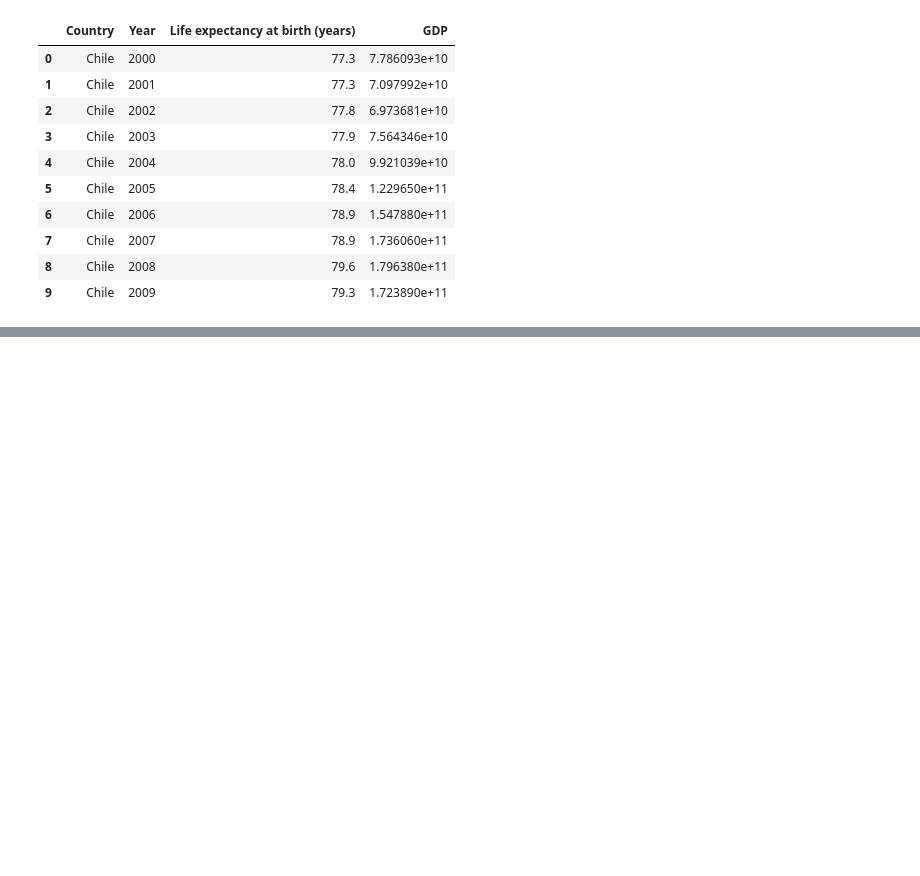
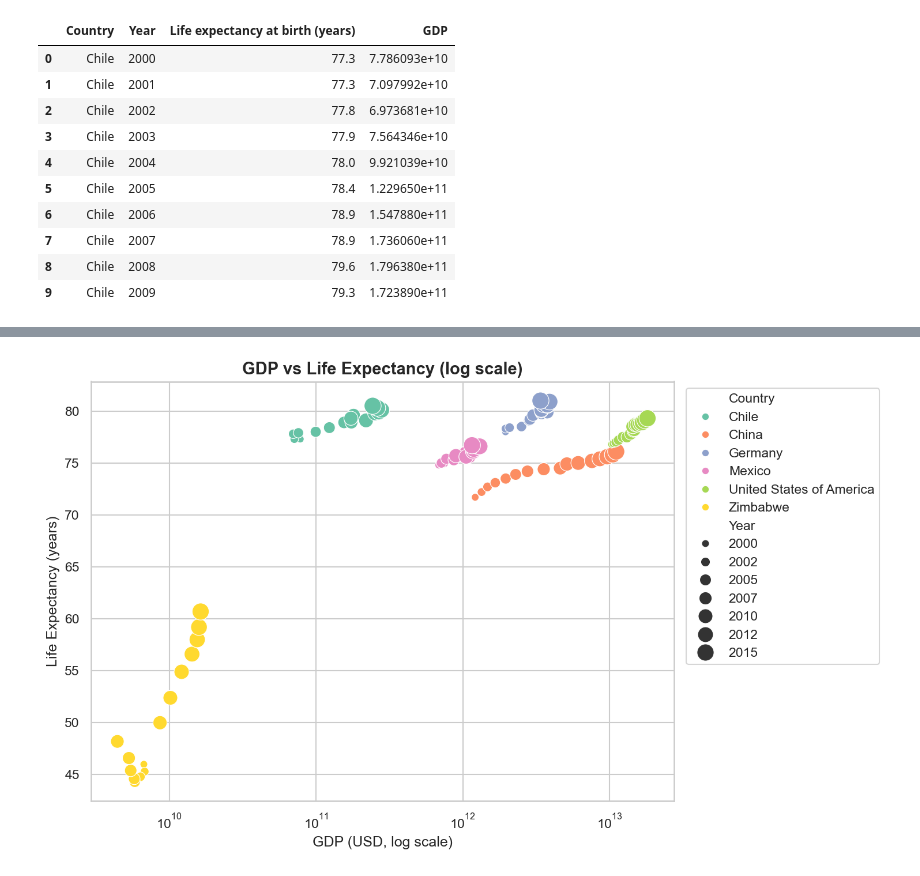
Before and after one commit to dxsastrous/life-expectancy-gdp-analysis, a Jupyter notebook: life_expectancy_gdp.ipynb, the cells around one changed output, grey strips where cells are left out. Drawn from its saved outputs; the diff is of its cells as text; code cells hidden in the pictures; blank space fills up the shorter version.

```diff
--- a/life_expectancy_gdp.ipynb
+++ b/life_expectancy_gdp.ipynb
@@ -57,0 +180,14 @@ dtype: int64
+# %%
+fig, ax = plt.subplots(figsize=(10, 6))
+sns.scatterplot(data=df, x='gdp', y='life_expectancy',
+                hue='Country', size='Year', sizes=(40, 200), ax=ax)
+ax.set_xscale('log')
+ax.set_title('GDP vs Life Expectancy (log scale)', fontsize=14, fontweight='bold')
+ax.set_xlabel('GDP (USD, log scale)')
+ax.set_ylabel('Life Expectancy (years)')
+ax.legend(bbox_to_anchor=(1.01, 1), loc='upper left')
+plt.tight_layout()
+plt.savefig('images/gdp_vs_life_expectancy.png', bbox_inches='tight')
+plt.show()
+# %% [output]
+[figure, added]
```
Also changed, not shown: parts of 23 cells of this notebook, 7 other files.
